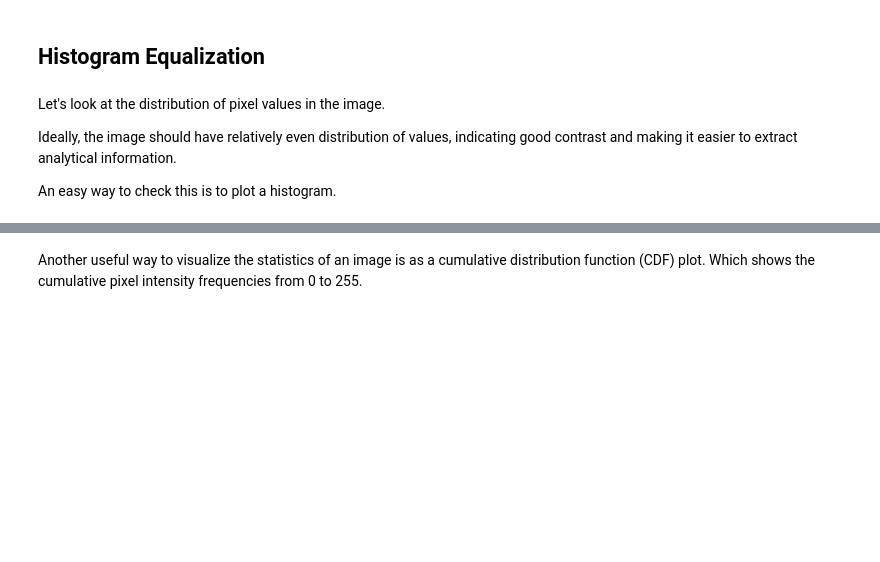
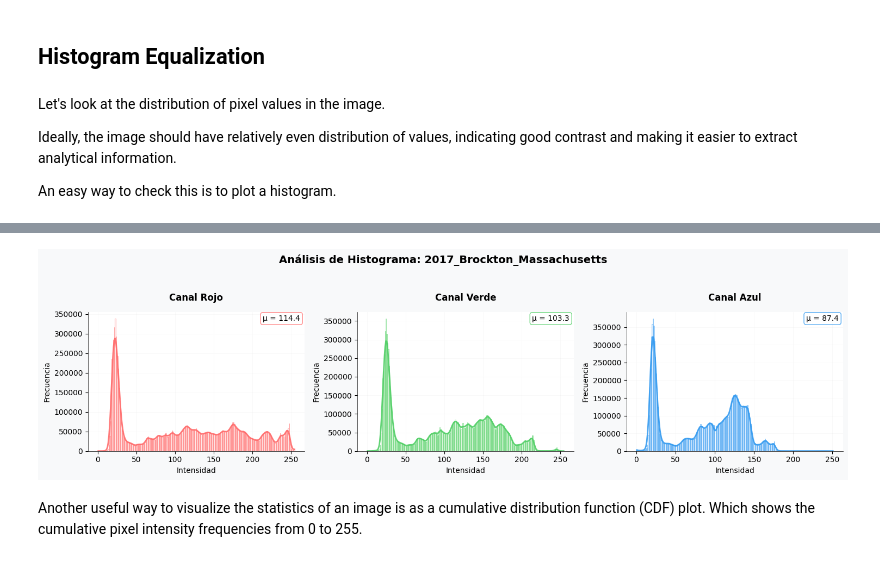
Before and after one commit to jrebull/Vision, a Jupyter notebook: MNA_Vision_Team13_2_5_Algoritmos_x_Pixeles.ipynb, the cells around one changed output, grey strips where cells are left out. Drawn from its saved outputs; the diff is of its cells as text; code cells hidden in the pictures; blank space fills up the shorter version.

```diff
--- a/MNA_Vision_Team13_2_5_Algoritmos_x_Pixeles.ipynb
+++ b/MNA_Vision_Team13_2_5_Algoritmos_x_Pixeles.ipynb
@@ -284,3 +421,85 @@ plt.show()
+# %%
+import matplotlib.pyplot as plt
+import numpy as np
+from PIL import Image
+
+def plot_minimalist_histogram(image_path):
+    # Configuración minimalista
+    plt.rcParams['figure.facecolor'] = '#f8f9fa'
+    plt.rcParams['axes.facecolor'] = '#ffffff'
+    plt.rcParams['font.family'] = 'sans-serif'
+    plt.rcParams['font.sans-serif'] = ['Arial', 'DejaVu Sans']
+
+    # Cargar imagen
+    img = Image.open(image_path)
+    img_array = np.array(img)
+
+    # Crear figura
+    fig, axes = plt.subplots(1, 3, figsize=(15, 4))
+    fig.patch.set_facecolor('#f8f9fa')
+
+    # Configuración de colores suaves
+    colors = {
+        'R': {'main': '#ff6b6b', 'light': '#ffe0e0'},
+        'G': {'main': '#51cf66', 'light': '#d0f4d0'},
+        'B': {'main': '#339af0', 'light': '#d0e7ff'}
+    }
+
+    titles = ['Canal Rojo', 'Canal Verde', 'Canal Azul']
+
+    for idx, (ax, channel_name, title) in enumerate(zip(axes, ['R', 'G', 'B'], titles)):
+        # Obtener datos del canal
+        channel_data = img_array[:,:,idx].ravel()
+
+        # Crear histograma con estilo elegante
+        n, bins, patches = ax.hist(channel_data, bins=256,
+                                   color=colors[channel_name]['light'],
+                                   edgecolor=colors[channel_name]['main'],
+                                   linewidth=0.5, alpha=0.7)
+
+        # Agregar línea suave de tendencia
+        from scipy.ndimage import gaussian_filter1d
+        smoothed = gaussian_filter1d(n, sigma=2)
+        bin_centers = (bins[:-1] + bins[1:]) / 2
+        ax.plot(bin_centers, smoothed, color=colors[channel_name]['main'],
+               linewidth=2, alpha=0.9)
+
+        # Estilizar ejes
+        ax.set_title(title, fontsize=12, fontweight='600', pad=15)
+        ax.set_xlabel('Intensidad', fontsize=10)
+        ax.set_ylabel('Frecuencia', fontsize=10)
+
+        # Remover bordes superiores y derechos
+        ax.spines['top'].set_visible(False)
+        ax.spines['right'].set_visible(False)
+        ax.spines['left'].set_linewidth(0.5)
+        ax.spines['bottom'].set_linewidth(0.5)
+
+        # Grid sutil
+        ax.grid(True, alpha=0.1, linestyle='-', linewidth=0.5)
+        ax.set_axisbelow(True)
+
+        # Agregar estadística clave de forma sutil
+        mean_val = np.mean(channel_data)
+        ax.text(0.98, 0.98, f'μ = {mean_val:.1f}',
+               transform=ax.transAxes,
+               fontsize=10, ha='right', va='top',
+               bbox=dict(boxstyle='round,pad=0.3',
+                        facecolor='white',
+                        edgecolor=colors[channel_name]['main'],
+                        alpha=0.8))
+
+    # Título general
+    fig.suptitle(f'Análisis de Histograma: {image_path}',
+                fontsize=14, fontweight='bold', y=1.05)
+
+    plt.tight_layout()
+    plt.show()
+
+# Usar
+plot_minimalist_histogram('2017_Brockton_Massachusetts')
+# %% [output]
+[figure, added]
 # %% [markdown]
 Another useful way to visualize the statistics of an image is as a cumulative distribution function (CDF) plot. Which shows the cumulative pixel intensity frequencies from 0 to 255.
 # %%
```
Also changed, not shown: parts of 14 cells of this notebook.
